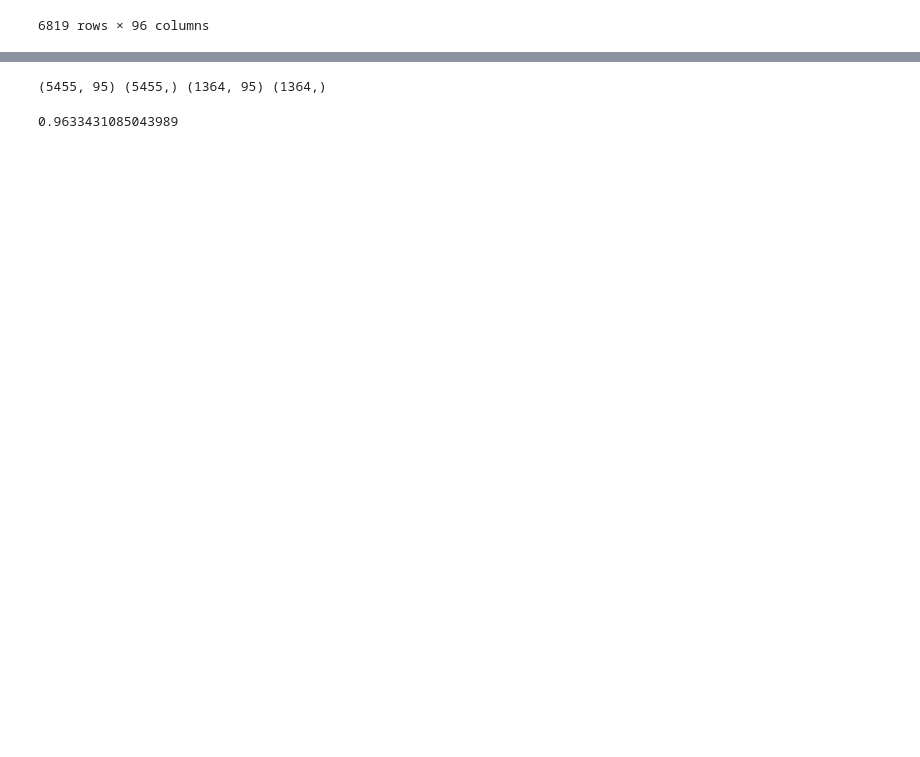
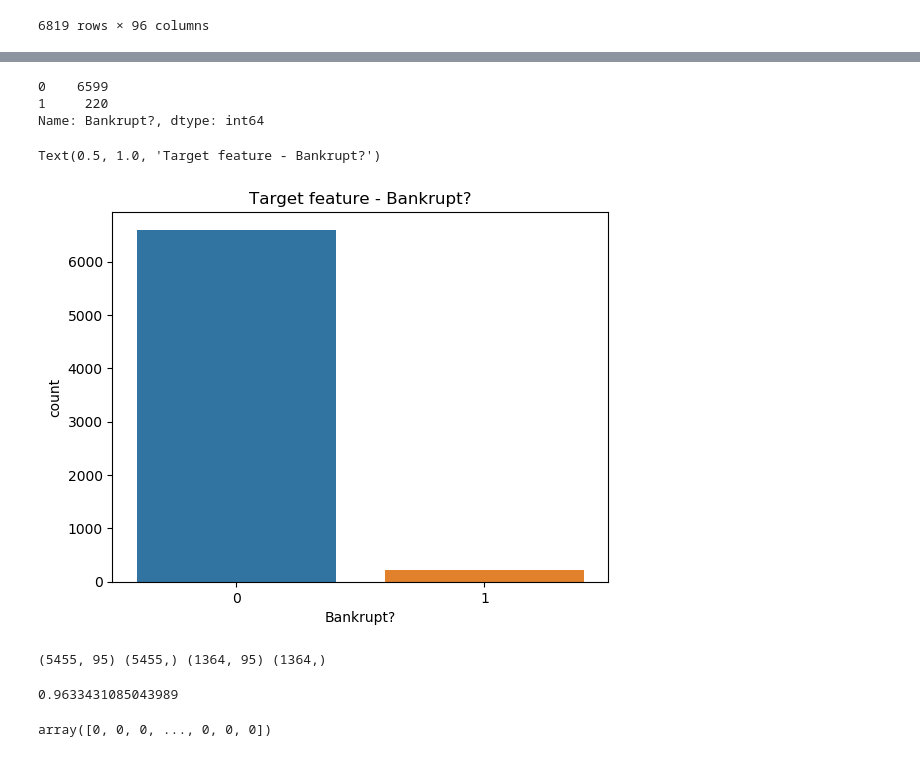
Before and after one commit to fernandodelacalle/miax-sagemaker, a Jupyter notebook: module_2/2_05.ipynb, the cells around one changed output, grey strips where cells are left out. Cells and saved outputs as stored; diff of their text form; code cells hidden in the pictures; blank space fills up the shorter version.

```diff
--- a/module_2/2_05.ipynb
+++ b/module_2/2_05.ipynb
@@ -34,8 +66,20 @@ x = df.iloc[:, 1:]
+# %%
+y.value_counts()
+# %% [output]
+0    6599
+1     220
+Name: Bankrupt?, dtype: int64
+# %%
+sns.countplot(y)
+plt.title('Target feature - Bankrupt?')
+# %% [output]
+Text(0.5, 1.0, 'Target feature - Bankrupt?')
+[figure, added]
 # %%
 from sklearn.model_selection import train_test_split
 # %%
 x_train, x_test, y_train, y_test = train_test_split(x, y, test_size=0.2, random_state=1)
-# %%
-print(x_train.shape, y_train.shape, x_test.shape, y_test.shape)
-# %% [output]
-(5455, 95) (5455,) (1364, 95) (1364,)
+# %%
+print(x_train.shape, y_train.shape, x_test.shape, y_test.shape)
+# %% [output]
+(5455, 95) (5455,) (1364, 95) (1364,)
@@ -51,0 +104,4 @@ clf.score(x_test, y_test)
+# %%
+y_pred
+# %% [output]
+array([0, 0, 0, ..., 0, 0, 0])
```
Also changed, not shown: parts of 26 cells of this notebook, 10 other files.
